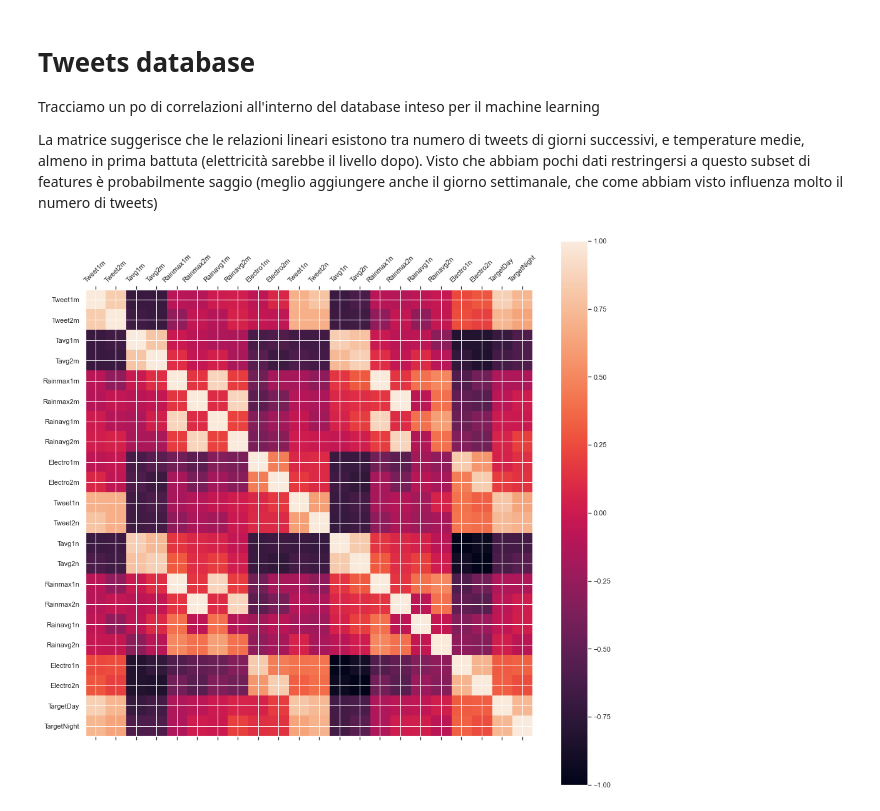
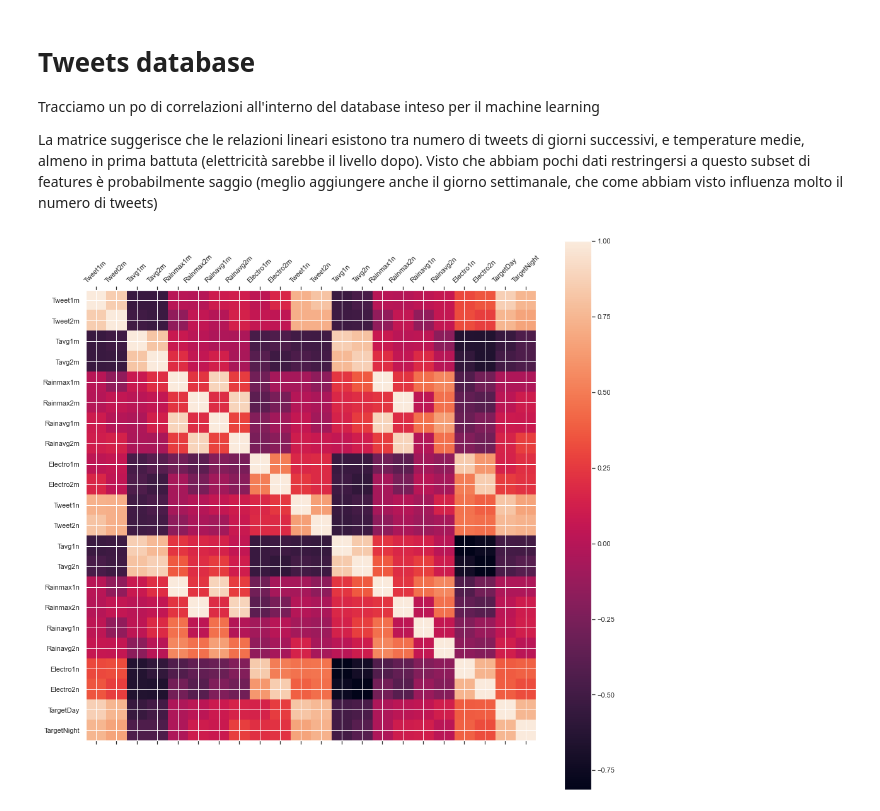
Before and after one commit to devix2/IntroToDS_FinalProject, a Jupyter notebook: DS_SocialPulse/notebooks/EDA.ipynb, the cells around one changed output. Drawn from its saved outputs; the diff is of its cells as text; code cells hidden in the pictures.

```diff
--- a/DS_SocialPulse/notebooks/EDA.ipynb
+++ b/DS_SocialPulse/notebooks/EDA.ipynb
@@ -189,24 +189,23 @@ La matrice suggerisce che le relazioni lineari esistono tra numero di tweets di
 # %%
 df=pd.read_csv(m_d.data_path_out / 'MachineLearningDB.csv')
 correlations=df.corr(method='pearson', min_periods=1)
 features=list(df.keys())
 del features[-3]  #Rimuovo weekday
 
 fig = plt.figure(figsize = (16,16))
 ax = fig.add_subplot(111)
 
-ax.matshow(correlations)
-
+cax=ax.matshow(correlations)
 fig.colorbar(cax)
 ticks = np.arange(0,len(features),1)
 ax.set_xticks(ticks)
 ax.set_yticks(ticks)
 
 ax.set_xticklabels(features,rotation=45)
 ax.set_yticklabels(features)
 plt.show()
 # %% [output]
-[figure, old version]
+[figure, new version]
 # %%
 correlations
 # %% [output]
```
Also changed, not shown: parts of 3 cells of this notebook, 9 other files.
